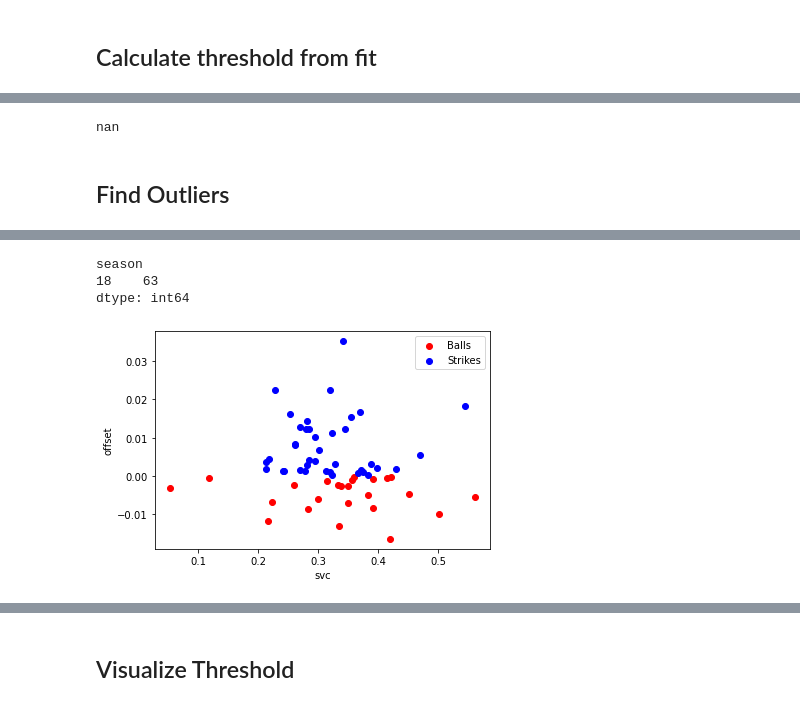
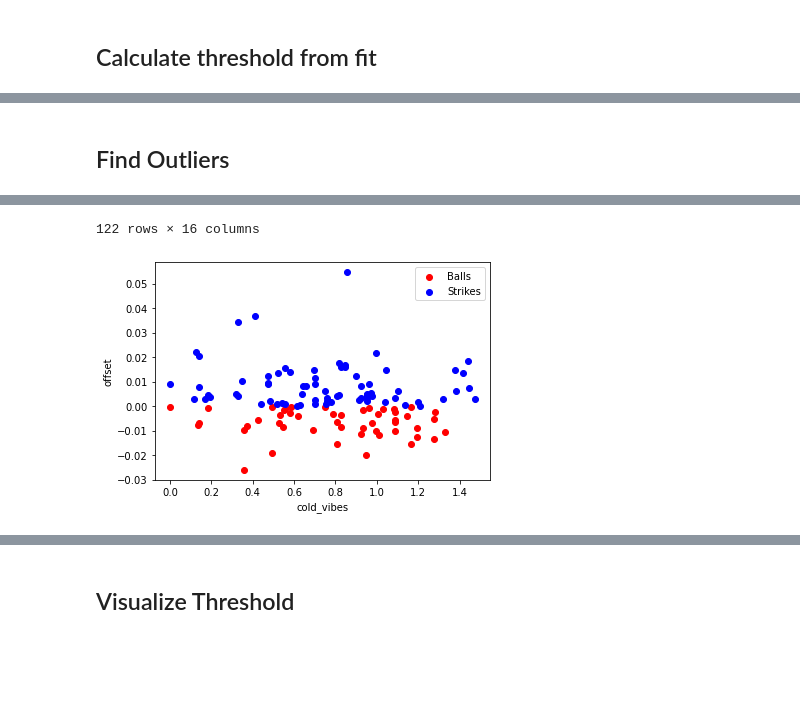
Before and after one commit to xSke/resim, a Jupyter notebook: notebooks/find_roll_formula_strikes-s19.ipynb, the cells around one changed output, grey strips where cells are left out. Cells and saved outputs as stored; diff of their text form; code cells hidden in the pictures; blank space fills up the shorter version.

```diff
--- a/notebooks/find_roll_formula_strikes-s19.ipynb
+++ b/notebooks/find_roll_formula_strikes-s19.ipynb
@@ -192,8 +197,8 @@ df.loc[df["batter_mods"].astype(str).str.contains("SCATTERED"), "batter_vibes"]
 df = df[(df["batting_team_hype"] == 0) & (df["pitching_team_hype"] == 0)]
 
 df["ruth_times_vibes"] = df["ruth_scaled"] * df["pitcher_vibes"]
-df["ruth_vibes"] = df["ruth_scaled"] * (1 + 0.2 * df["pitcher_vibes"])
-df["cold_vibes"] = df["cold_scaled"] * (1 + 0.2 * df["pitcher_vibes"])
+df["ruth_vibes"] = (df["ruth_scaled"] * (1 + 0.2 * df["pitcher_vibes"]))
+df["cold_vibes"] = (df["cold_scaled"] * (1 + 0.2 * df["pitcher_vibes"]))
 df["opw_vibes"] = df["opw_scaled"] * (1 + 0.2 * df["pitcher_vibes"])
 df["unthwk_vibes"] = df["unthwk_scaled"] * (1 + 0.2 * df["pitcher_vibes"])
 df["shakes_vibes"] = df["shakes_scaled"] * (1 + 0.2 * df["pitcher_vibes"])
@@ -438,7 +480,7 @@ elif season == 12 or season == 13:
     dfc["svc"] = dfc["threshold"] - intercept
     strikemax = 0.85
     dfc.loc[(dfc["threshold"] > strikemax), "threshold"] = strikemax
-elif season == 14:
+elif season in [14, 15, 16, 17]:
     dfc["threshold"] = (intercept
                         + 0.285 * dfc["ruth_vibes"]
                         + 0.20 * dfc["ballpark_forwardness"]
@@ -460,16 +502,16 @@ elif season == 14:
 #     strikemax = 0.85
 #     dfc.loc[(dfc["threshold"] > strikemax), "threshold"] = strikemax
 else:
-    intercept = -intercept_scaled[0]
-    dfc['threshold'] = -intercept_scaled[0]
-    print(-intercept_scaled)
-    for pair in zip(-np.array(coef_list), X.columns):
+    intercept = intercept_scaled
+    dfc['threshold'] = intercept_scaled
+    print(intercept_scaled)
+    for pair in pins + list(zip(-np.array(coef_list), X.columns)):
         if pair[1] != "roll":
             print(pair)
             dfc['threshold'] += pair[0] * dfc[pair[1]]
     # dfc['threshold'] += 0.2 * dfc['ballpark_forwardness']
-    dfc["svc"] = dfc["threshold"] + intercept_scaled[0]
-    strikemax = 0.86
+    dfc["svc"] = dfc["threshold"] - intercept_scaled
+    strikemax = 0.85
     dfc.loc[(dfc["threshold"] > strikemax), "threshold"] = strikemax
 
 
@@ -494,10 +537,6 @@ else:
 dfc_strikes = dfc[dfc["event_type"] == "StrikeLooking"]
 dfc_flinch = dfc[dfc["event_type"] == "StrikeFlinching"]
 dfc_balls = dfc[dfc["event_type"] == "Ball"]
-# %%
-dfc_flinch["roll"].max()
-# %% [output]
-nan
 # %% [markdown]
 ## Find Outliers
 # %%
@@ -505,7 +544,7 @@ dfc["offset"] = dfc["roll"] - dfc["threshold"]
 outliers = dfc[(dfc["passed"] & (dfc["offset"] >= 0)) | (~dfc["passed"] & (dfc["offset"] <= 0))]
 
 fig, ax = plt.subplots(1)
-x_val = "svc"
+x_val = "cold_vibes"
 ax.scatter(
     outliers[~outliers["passed"]][x_val],
     outliers[~outliers["passed"]]["offset"],
@@ -518,24 +557,53 @@ ax.scatter(
     color="blue",
     label="Strikes",
 )
+
 ax.set_xlabel(x_val)
 ax.set_ylabel("offset")
 ax.legend()
 
 table = outliers
-table[
+
+# table.groupby(["batting_team_mods"]).size()
+# pd.set_option("display.max_rows", 100)  # default 60
+outliers_by_pitcher = table.groupby(["pitcher_name"]).size()
+pitches_by_pitcher = dfc.groupby(["pitcher_name"]).size()
+
+outlier_fraction = pitches_by_pitcher.copy()
+for pitcher in outlier_fraction.index:
+    if pitcher in outliers_by_pitcher.index:
+        outlier_fraction[pitcher] = outliers_by_pitcher[pitcher]/pitches_by_pitcher[pitcher]
+    else:
+        outlier_fraction[pitcher] = 0
+
+
+outliers_by_batter = table.groupby(["batter_name"]).size()
+pitches_by_batter = dfc.groupby(["batter_name"]).size()
+
+outlier_fraction_b = pitches_by_batter.copy()
+for batter in outlier_fraction_b.index:
+    if batter in outliers_by_batter.index:
+        outlier_fraction_b[batter] = outliers_by_batter[batter]/pitches_by_batter[batter]
+    else:
+        outlier_fraction_b[batter] = 0
+# outlier_fraction.sort_values()
+# dfc.groupby(["pitcher_name"]).size().sort_values()
+# print(outliers.groupby("season").size())
+
+table[#.loc[table["pitcher_name"] == "Jenkins Good",
     [
         "offset",  # "home_score", "away_score", "top_of_inning", "inning",
-        # "pitcher_mul",
-        # "batter_mul",
+        "pitcher_mul",
+        "batter_mul",
         "event_type",
         "roll",
         "threshold",
         # "svc",
-        "ruth_vibes",
-        "batter_musclitude",
-        "batter_moxie",
-        "ballpark_forwardness",
+        # "ruth_vibes",
+        # "batter_musclitude",
+        # "batter_moxie",
+        # "ballpark_forwardness",
+        # "pitcher_coldness",
         "batter_name",
         "pitcher_name",
         "batter_mods",
@@ -551,6 +619,4 @@ table[
          # 'out_count'
     ]
 ].sort_values("offset")
-# table.groupby(["batting_team_mods"]).size()
-print(outliers.groupby("season").size())
 # %% [output]
@@ -557,4 +635,2 @@ print(outliers.groupby("season").size())
-season
-18    63
-dtype: int64
+122 rows × 16 columns
-[figure, old version]
+[figure, new version]
```
Also changed, not shown: parts of 23 cells of this notebook.
